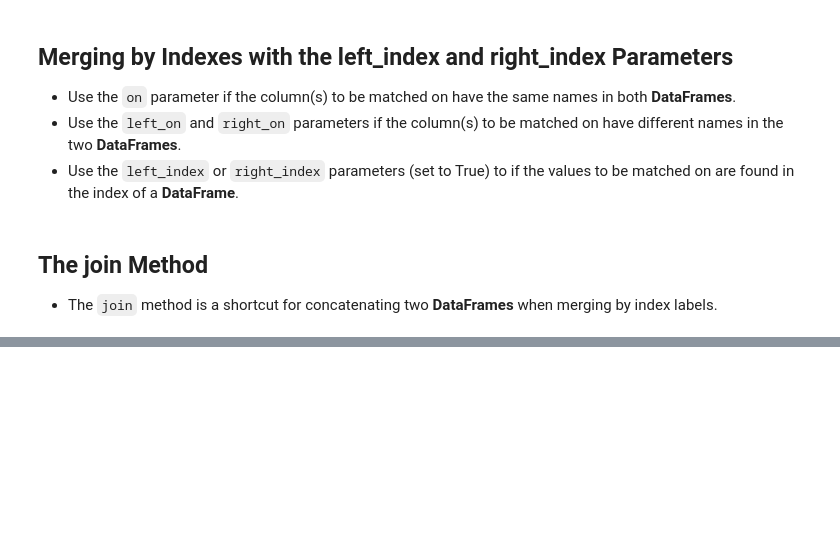
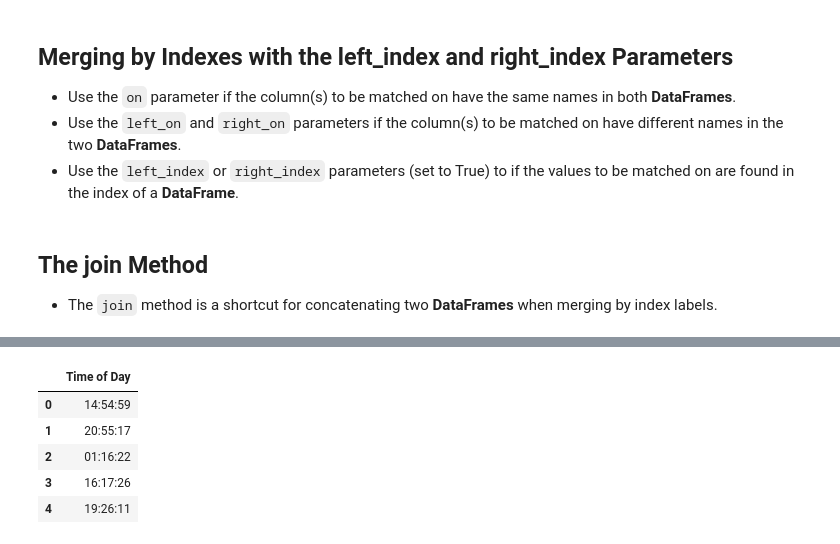
Before and after one commit to SORO75/my-codelab, a Jupyter notebook: udemy/Data_Analysis_Panda/Incomplete/10 - Merging DataFrames.ipynb, the cells around one changed output, grey strips where cells are left out. Cells and saved outputs as stored; diff of their text form; code cells hidden in the pictures; blank space fills up the shorter version.

```diff
--- a/udemy/Data_Analysis_Panda/Incomplete/10 - Merging DataFrames.ipynb
+++ b/udemy/Data_Analysis_Panda/Incomplete/10 - Merging DataFrames.ipynb
@@ -338,0 +354,9 @@ merged[merged["_merge"].isin(["left_only", "right_only"])]
+# %%
+times.head()
+# %% [output]
+|  | Time of Day |
+| 0 | 14:54:59 |
+| 1 | 20:55:17 |
+| 2 | 01:16:22 |
+| 3 | 16:17:26 |
+| 4 | 19:26:11 |
```
Also changed, not shown: parts of 4 cells of this notebook.
